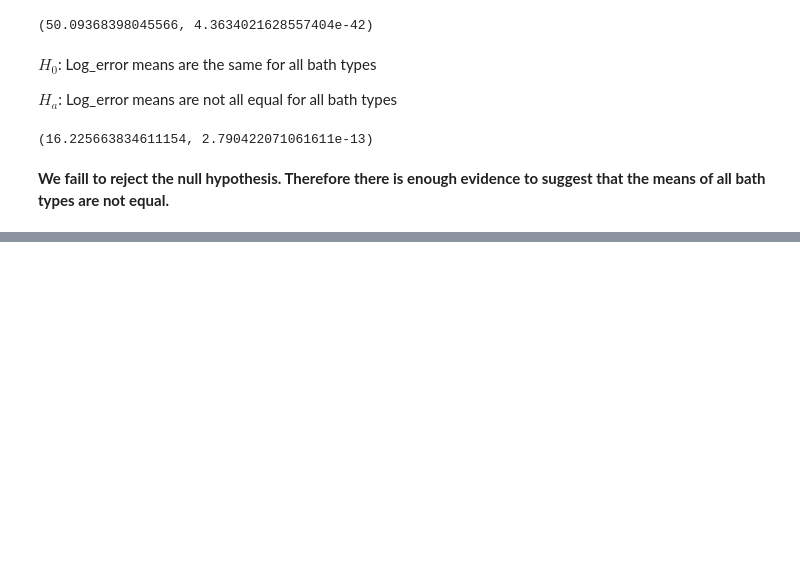
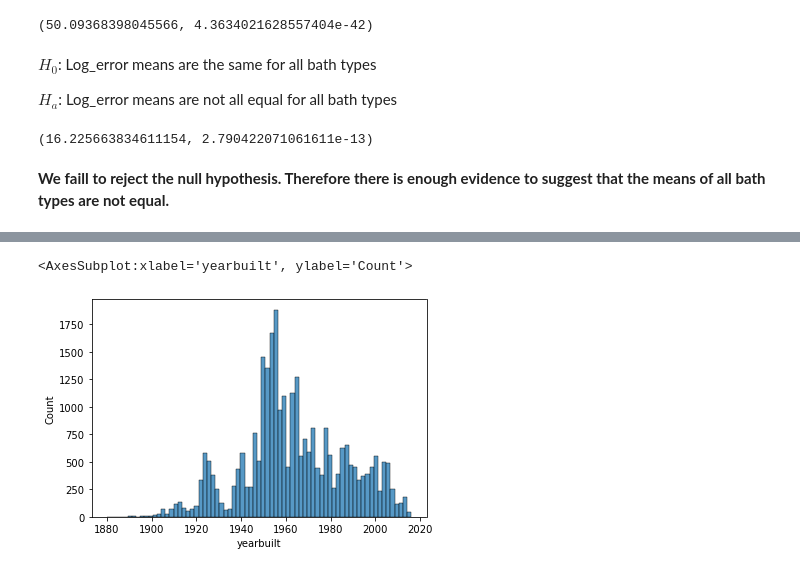
Before and after one commit to Yvette-Ibarra/clustering-exercises, a Jupyter notebook: explore_zillow.ipynb, the cells around one changed output, grey strips where cells are left out. Drawn from its saved outputs; the diff is of its cells as text; code cells hidden in the pictures; blank space fills up the shorter version.

```diff
--- a/explore_zillow.ipynb
+++ b/explore_zillow.ipynb
@@ -229,0 +303,5 @@ f, p
+# %%
+sns.histplot(train.yearbuilt)
+# %% [output]
+<AxesSubplot:xlabel='yearbuilt', ylabel='Count'>
+[figure, added]
```
Also changed, not shown: parts of 16 cells of this notebook.
